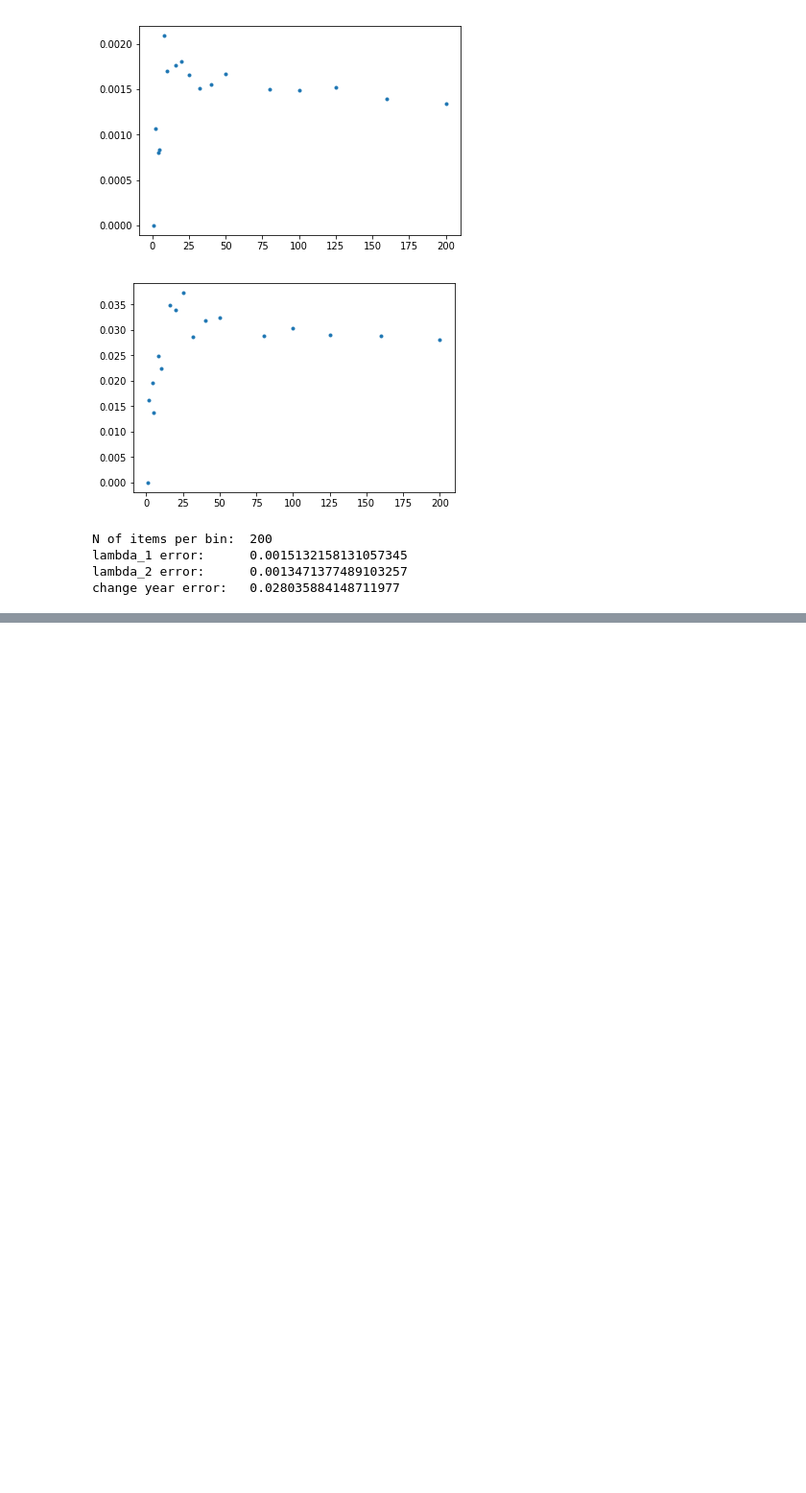
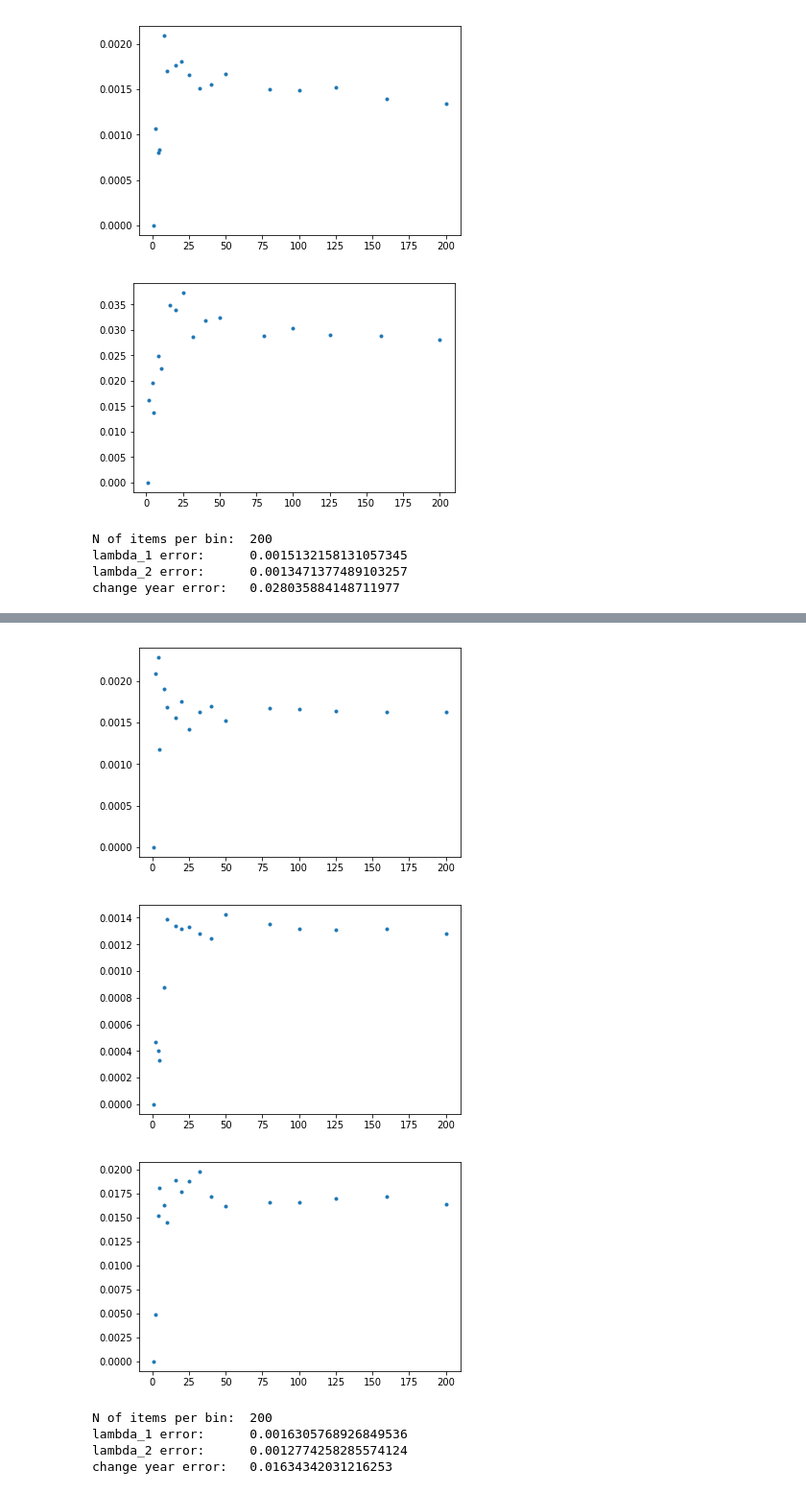
Before and after one commit to ADLeonelli/phys139-final, a Jupyter notebook: phys139_final/phys139_final.ipynb, the cells around one changed output, grey strips where cells are left out. Shown: that part at 96% size. Saved outputs shown, nothing was run; the diff lists cells and outputs as text; code cells hidden in the pictures; blank space fills up the shorter version.

```diff
--- a/phys139_final/phys139_final.ipynb
+++ b/phys139_final/phys139_final.ipynb
@@ -204,0 +268,26 @@ change year error:   0.028035884148711977
+# %%
+metro_l1_means, metro_l1_errs = get_means(np.array(metro_l1))
+metro_l2_means, metro_l2_errs = get_means(np.array(metro_l2))
+metro_change_year_means, metro_change_year_errors = get_means(np.array(metro_change_year))
+# %%
+n = -int(0.45*len(metro_l1_errs))
+plt.plot(list(metro_l1_errs)[:n], list(metro_l1_errs.values())[:n], '.')
+plt.show()
+plt.plot(list(metro_l2_errs)[:n], list(metro_l2_errs.values())[:n], '.')
+plt.show()
+plt.plot(list(metro_change_year_errors)[:n], list(metro_change_year_errors.values())[:n], '.')
+plt.show()
+# %% [output]
+[figure, added]
+[figure, added]
+[figure, added]
+# %%
+print('N of items per bin: ', list(metro_l1_errs)[n-1])
+print('lambda_1 error:     ', list(metro_l1_errs.values())[n-1])
+print('lambda_2 error:     ', list(metro_l2_errs.values())[n-1])
+print('change year error:  ', list(metro_change_year_errors.values())[n-1])
+# %% [output]
+N of items per bin:  200
+lambda_1 error:      0.0016305768926849536
+lambda_2 error:      0.0012774258285574124
+change year error:   0.01634342031216253
```
Also changed, not shown: parts of 8 cells of this notebook.
